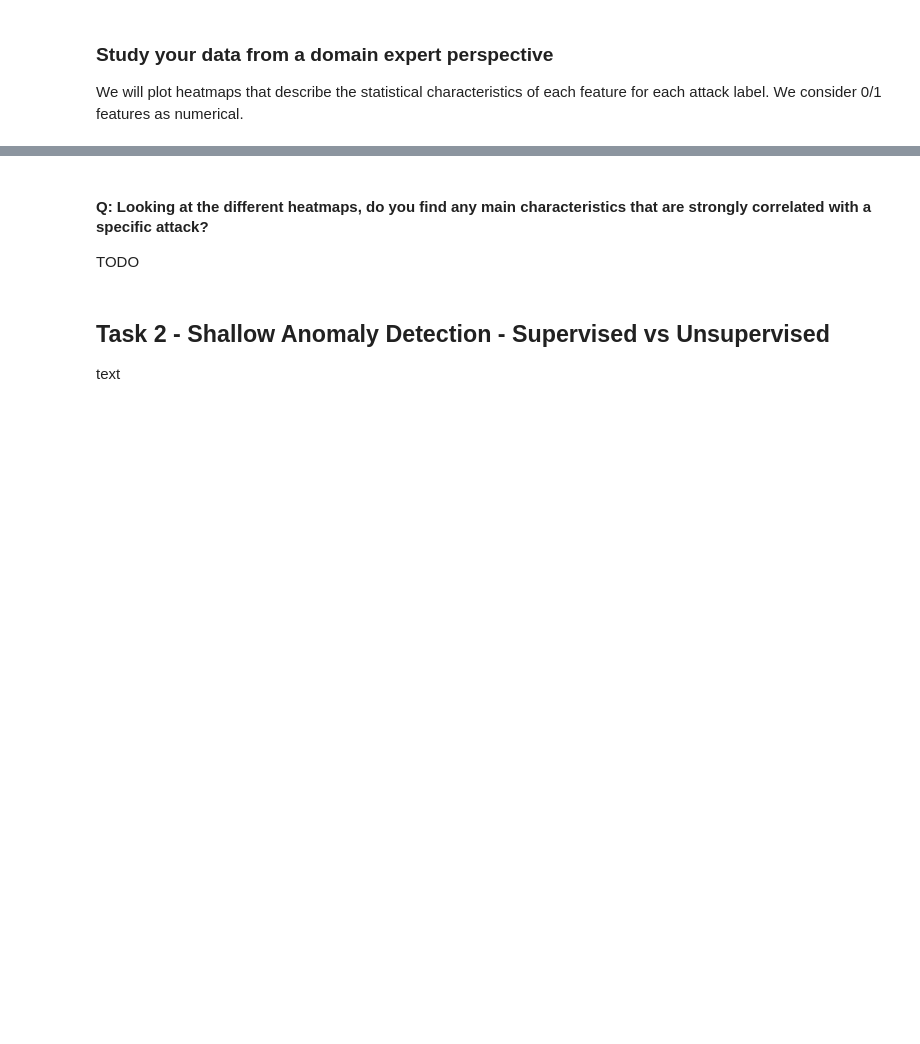
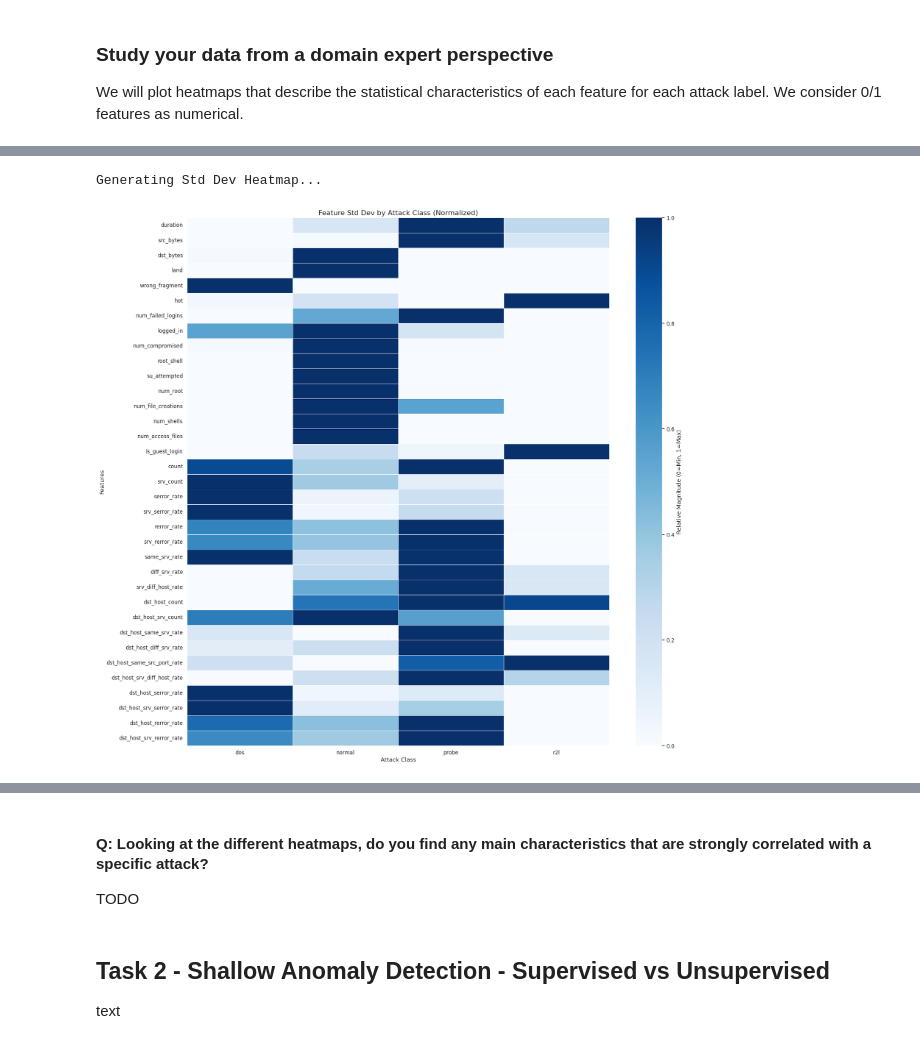
Before and after one commit to AImSecure/Laboratory3, a Jupyter notebook: lab/notebooks/Lab3_Anomaly_Detection.ipynb, the cells around one changed output, grey strips where cells are left out. Drawn from its saved outputs; the diff is of its cells as text; code cells hidden in the pictures; blank space fills up the shorter version.

```diff
--- a/lab/notebooks/Lab3_Anomaly_Detection.ipynb
+++ b/lab/notebooks/Lab3_Anomaly_Detection.ipynb
@@ -469,0 +598,8 @@ Saved plot: /content/drive/MyDrive/Projects/AImSecure/Laboratory3/results/images
+# %%
+# --- Standard Deviation Heatmap ---
+print("Generating Std Dev Heatmap...")
+std_stats = analysis_df.groupby('label').std()
+plot_feature_heatmap(std_stats, "Feature Std Dev by Attack Class (Normalized)", "task1_std_heatmap")
+# %% [output]
+Generating Std Dev Heatmap...
+[figure, added]
```
Also changed, not shown: parts of 52 cells of this notebook.
